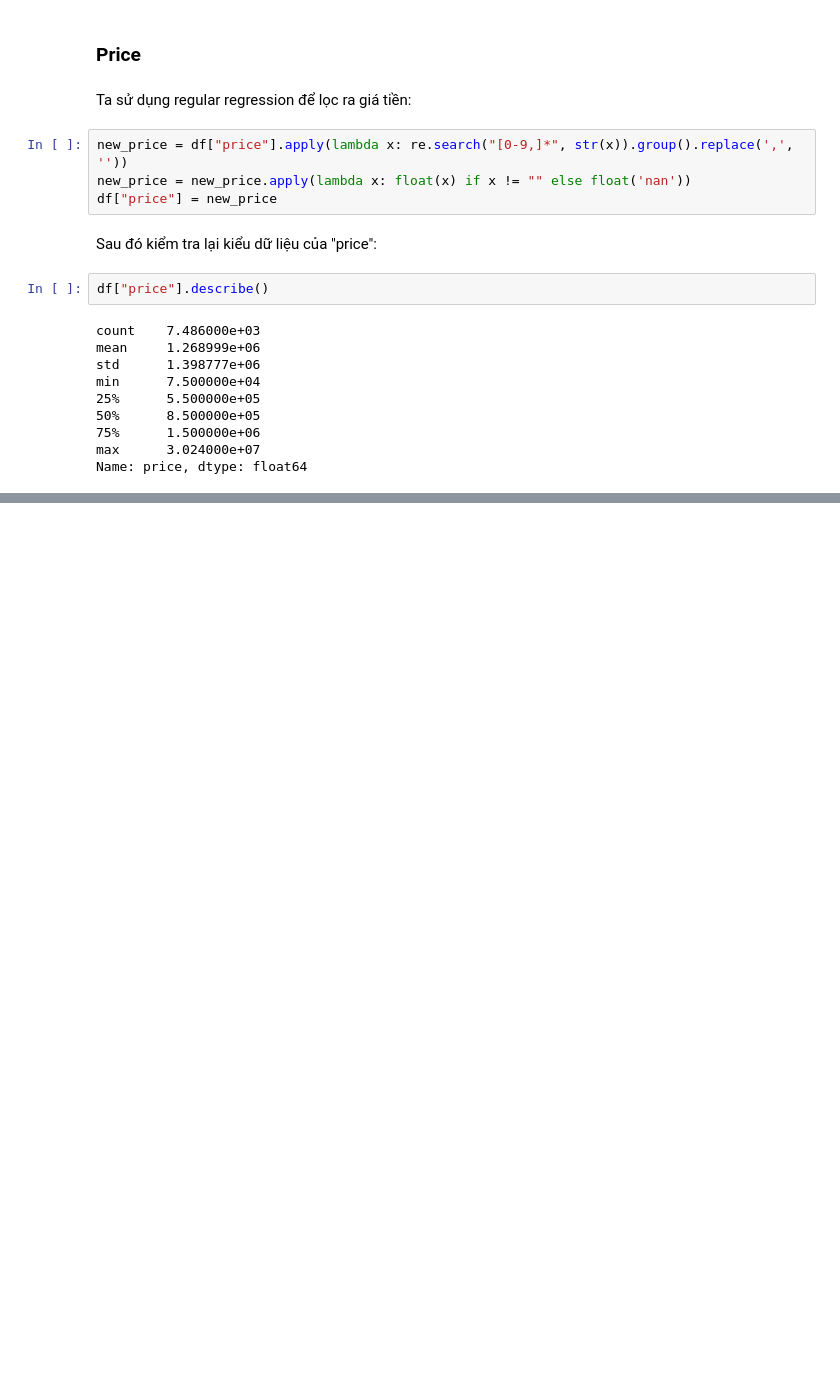
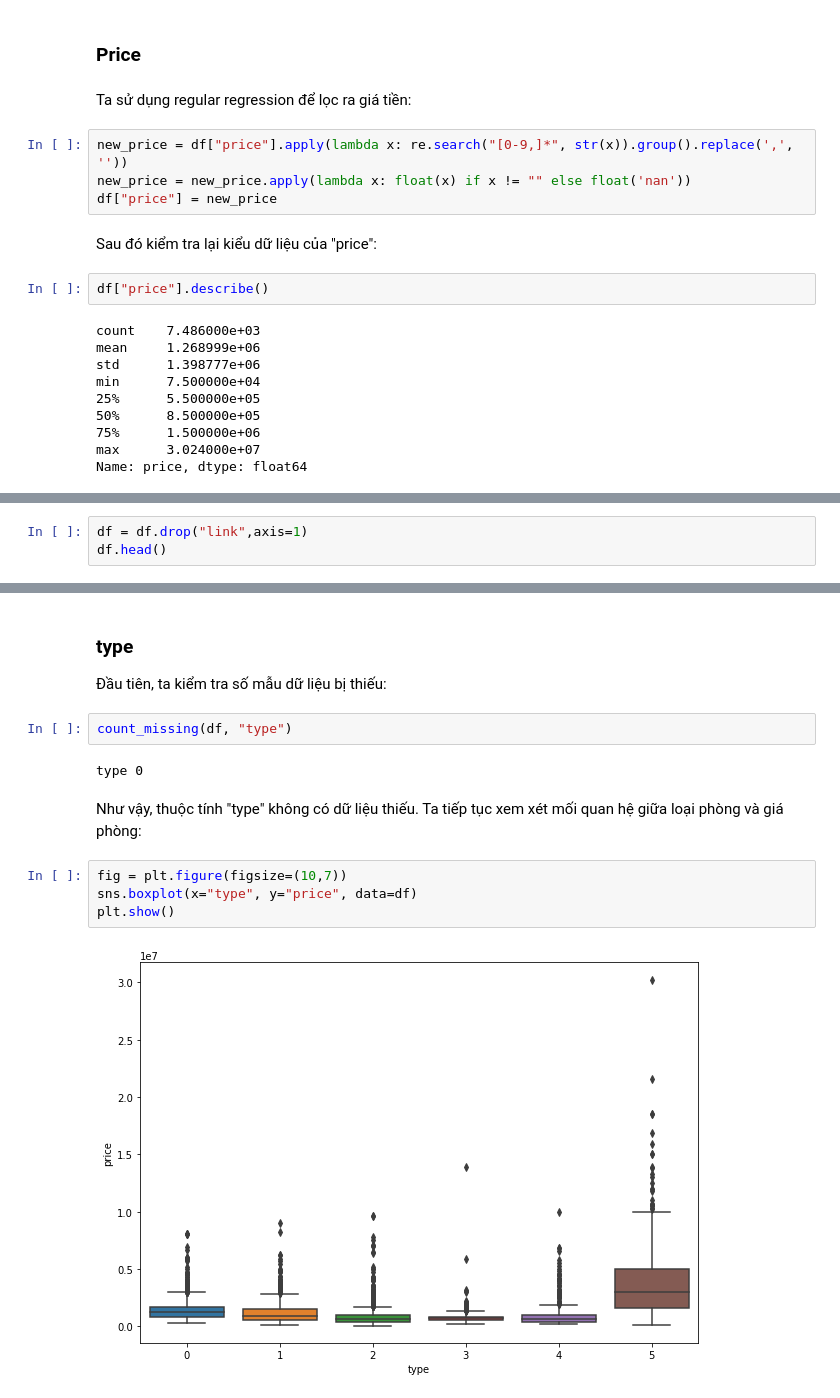
Before and after one commit to nguyen-quang-phu/projectDataScience, a Jupyter notebook: Model.ipynb, the cells around one changed output, grey strips where cells are left out. Drawn from its saved outputs; the diff is of its cells as text; blank space fills up the shorter version.

Commit message:
Done pre-processing the attributes 'link' and 'type'

```diff
--- a/Model.ipynb
+++ b/Model.ipynb
@@ -211,0 +223,3 @@ Name: price, dtype: float64
+# %%
+df = df.drop("link",axis=1)
+df.head()
@@ -211,0 +233,15 @@ Name: price, dtype: float64
+# %% [markdown]
+### type
+Đầu tiên, ta kiểm tra số mẫu dữ liệu bị thiếu:
+# %%
+count_missing(df, "type")
+# %% [output]
+type 0
+# %% [markdown]
+Như vậy, thuộc tính "type" không có dữ liệu thiếu. Ta tiếp tục xem xét mối quan hệ giữa loại phòng và giá phòng:
+# %%
+fig = plt.figure(figsize=(10,7))
+sns.boxplot(x="type", y="price", data=df)
+plt.show()
+# %% [output]
+[figure, added]
```
Also changed, not shown: parts of 9 cells of this notebook.
